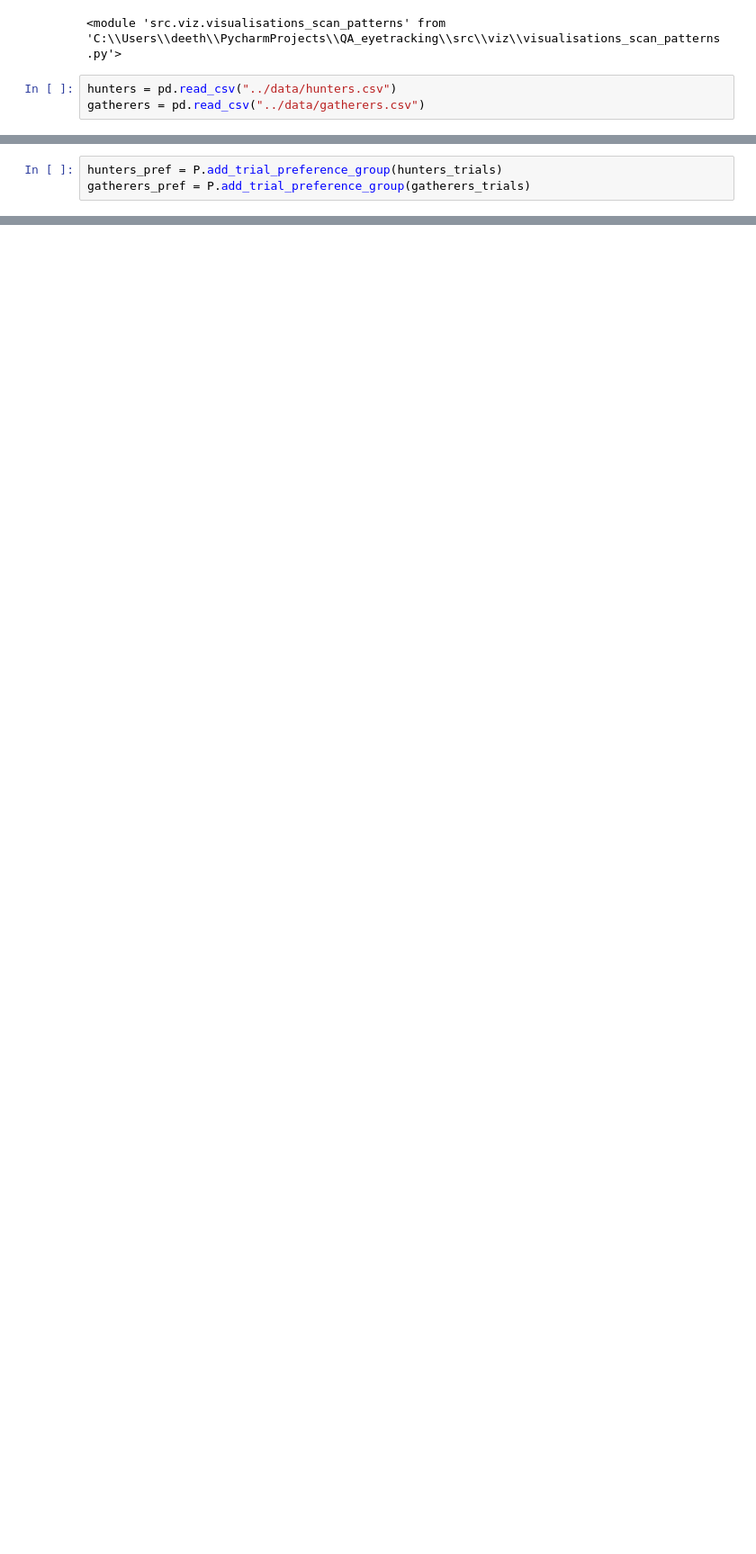
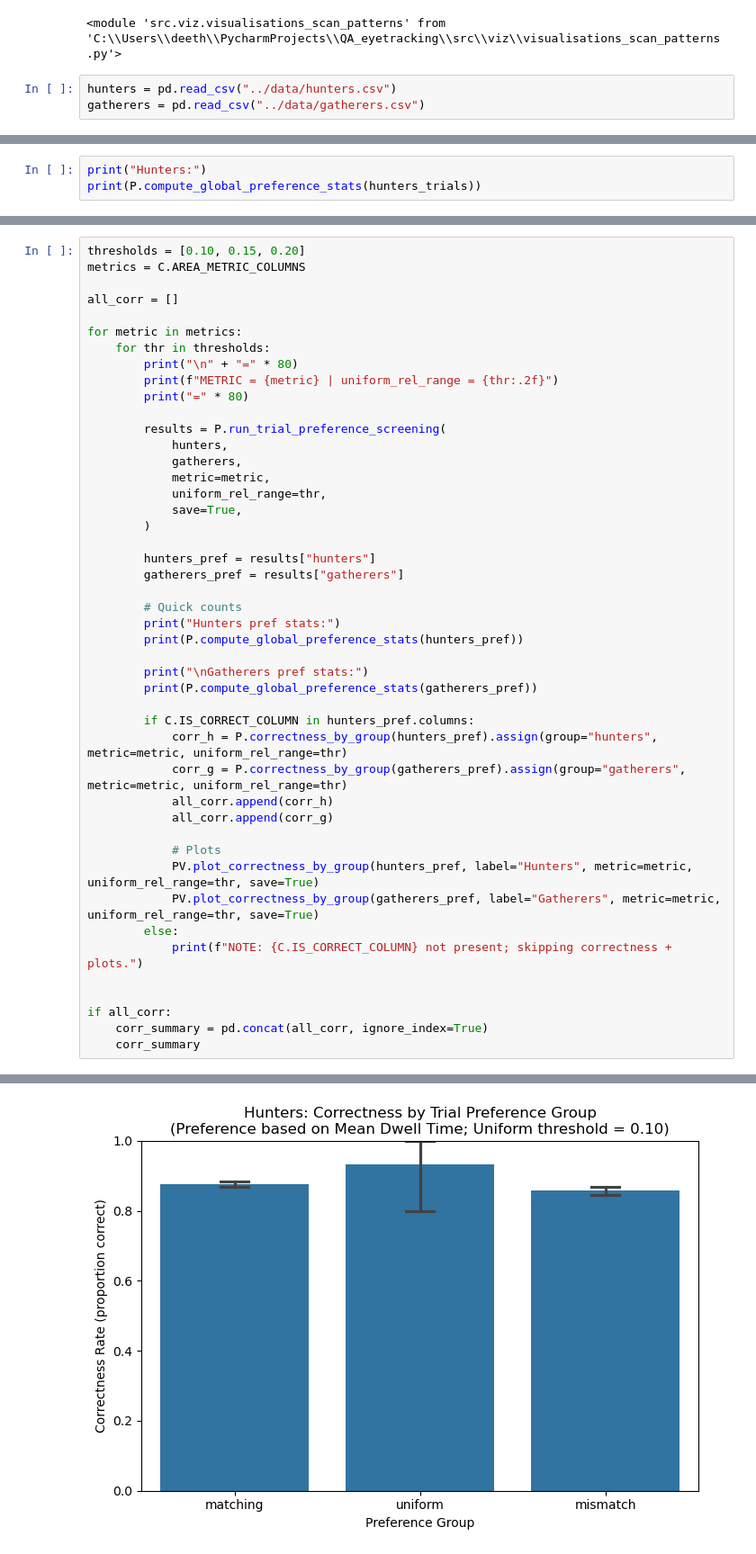
Before and after one commit to Mormorfor/QA_eyetracking, a Jupyter notebook: notebooks/participant_interest_uniformity.ipynb, the cells around one changed output, grey strips where cells are left out. Shown at 90% size. Cells and saved outputs as stored; diff of their text form; blank space fills up the shorter version.

```diff
--- a/notebooks/participant_interest_uniformity.ipynb
+++ b/notebooks/participant_interest_uniformity.ipynb
@@ -26,5 +25,5 @@ results = P.run_trial_preference_screening(
 hunters_trials = results["hunters"]
 gatherers_trials = results["gatherers"]
 # %%
-hunters_pref = P.add_trial_preference_group(hunters_trials)
-gatherers_pref = P.add_trial_preference_group(gatherers_trials)
+print("Hunters:")
+print(P.compute_global_preference_stats(hunters_trials))
@@ -86,0 +99,47 @@ PV.plot_correctness_by_group(gatherers_pref, label="Gatherers", save=True)
+# %%
+thresholds = [0.10, 0.15, 0.20]
+metrics = C.AREA_METRIC_COLUMNS
+
+all_corr = []
+
+for metric in metrics:
+    for thr in thresholds:
+        print("\n" + "=" * 80)
+        print(f"METRIC = {metric} | uniform_rel_range = {thr:.2f}")
+        print("=" * 80)
+
+        results = P.run_trial_preference_screening(
+            hunters,
+            gatherers,
+            metric=metric,
+            uniform_rel_range=thr,
+            save=True,
+        )
+
+        hunters_pref = results["hunters"]
+        gatherers_pref = results["gatherers"]
+
+        # Quick counts
+        print("Hunters pref stats:")
+        print(P.compute_global_preference_stats(hunters_pref))
+
+        print("\nGatherers pref stats:")
+        print(P.compute_global_preference_stats(gatherers_pref))
+
+        if C.IS_CORRECT_COLUMN in hunters_pref.columns:
+            corr_h = P.correctness_by_group(hunters_pref).assign(group="hunters", metric=metric, uniform_rel_range=thr)
+            corr_g = P.correctness_by_group(gatherers_pref).assign(group="gatherers", metric=metric, uniform_rel_range=thr)
+            all_corr.append(corr_h)
+            all_corr.append(corr_g)
+
+            # Plots
+            PV.plot_correctness_by_group(hunters_pref, label="Hunters", metric=metric, uniform_rel_range=thr, save=True)
+            PV.plot_correctness_by_group(gatherers_pref, label="Gatherers", metric=metric, uniform_rel_range=thr, save=True)
+        else:
+            print(f"NOTE: {C.IS_CORRECT_COLUMN} not present; skipping correctness + plots.")
+
+
+if all_corr:
+    corr_summary = pd.concat(all_corr, ignore_index=True)
+    corr_summary
+# %% [output]
@@ -86,0 +162 @@ PV.plot_correctness_by_group(gatherers_pref, label="Gatherers", save=True)
+[figure, added]
```
Also changed, not shown: parts of 8 cells of this notebook, 8 other files.
